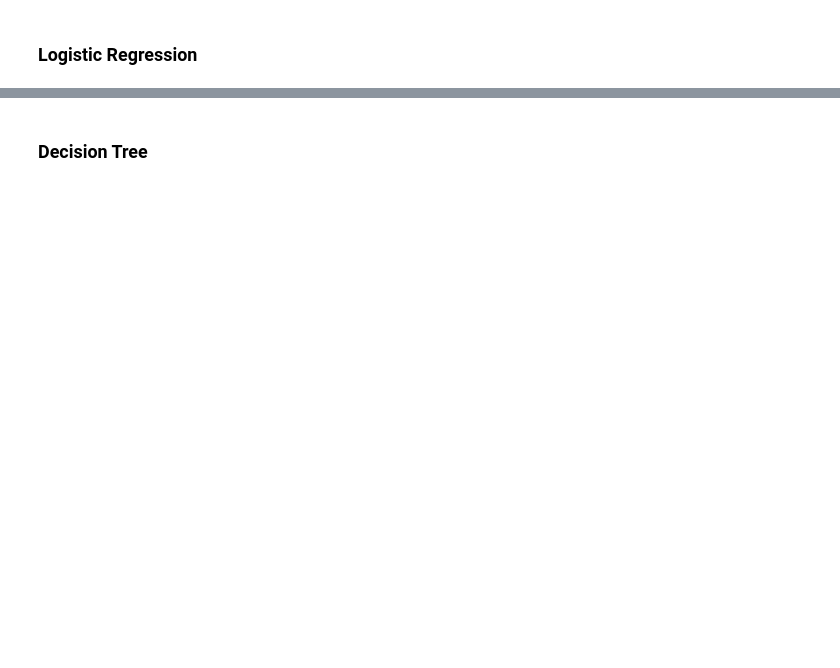
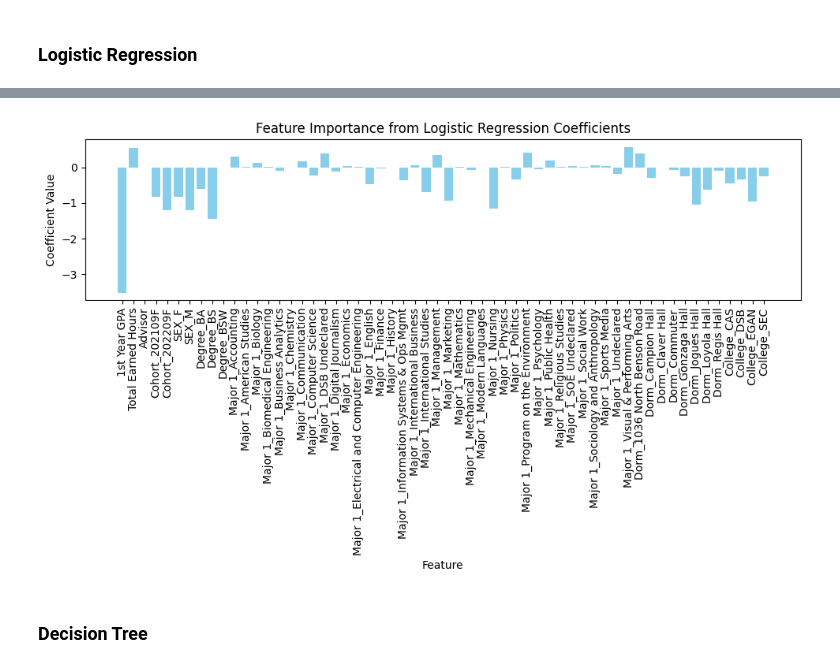
Before and after one commit to kflemming30/Student-Drop-Out-Prediction, a Jupyter notebook: DropOutAnalysis.ipynb, the cells around one changed output, grey strips where cells are left out. Saved outputs shown, nothing was run; the diff lists cells and outputs as text; code cells hidden in the pictures; blank space fills up the shorter version.

```diff
--- a/DropOutAnalysis.ipynb
+++ b/DropOutAnalysis.ipynb
@@ -508,4 +538,27 @@ Please also refer to the documentation for alternative solver options:
 {'k-NNs': 0.977, 'Logistic Regression': 0.981}
+# %%
+feature_names = X.columns if hasattr(X, 'columns') else ['Feature {}'.format(i) for i in range(X.shape[1])]
+
+best_log_reg = lr.best_estimator_
+coefficients_lr = best_log_reg.coef_[0]
+
+# Plotting
+plt.figure(figsize=(10, 6))
+plt.bar(range(X.shape[1]), coefficients_lr, color='skyblue')
+plt.xticks(range(X.shape[1]), feature_names, rotation=90)
+plt.xlabel('Feature')
+plt.ylabel('Coefficient Value')
+plt.title('Feature Importance from Logistic Regression Coefficients')
+plt.tight_layout()
+plt.show()
+
+# Most important feature
+max_coef_index = np.argmax(np.abs(coefficients_lr))
+most_important_feature = features[max_coef_index]
+most_important_value = coefficients_lr[max_coef_index]
+important_features['Logistic Regression'] = (most_important_feature, most_important_value)
+# %% [output]
+[figure, added]
 # %% [markdown]
 ### Decision Tree
 # %%
```
Also changed, not shown: parts of 53 cells of this notebook.
